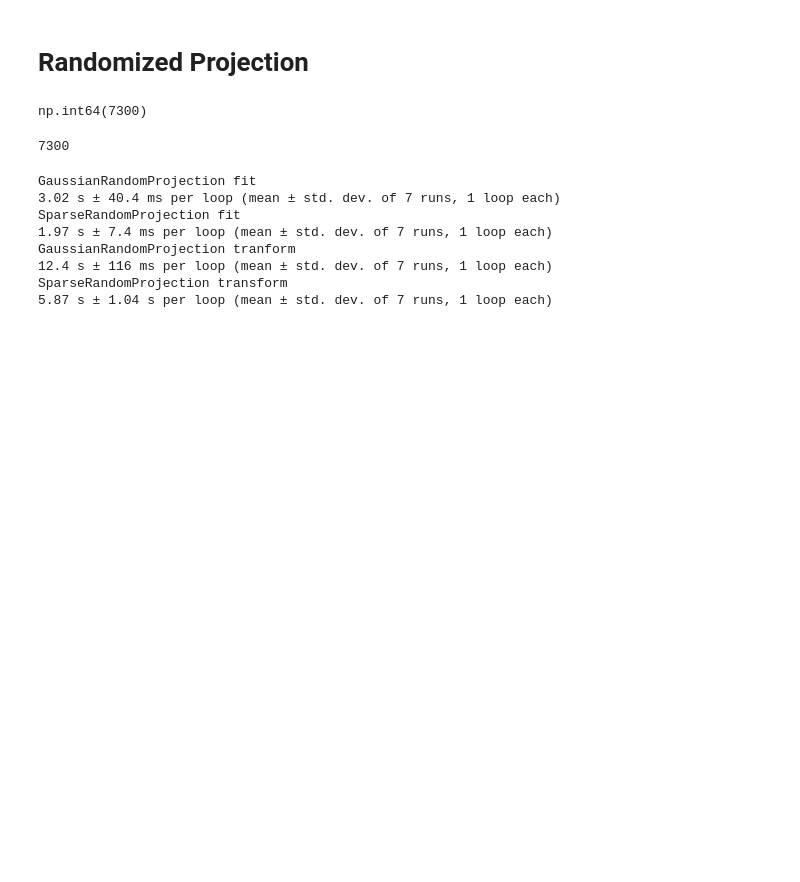
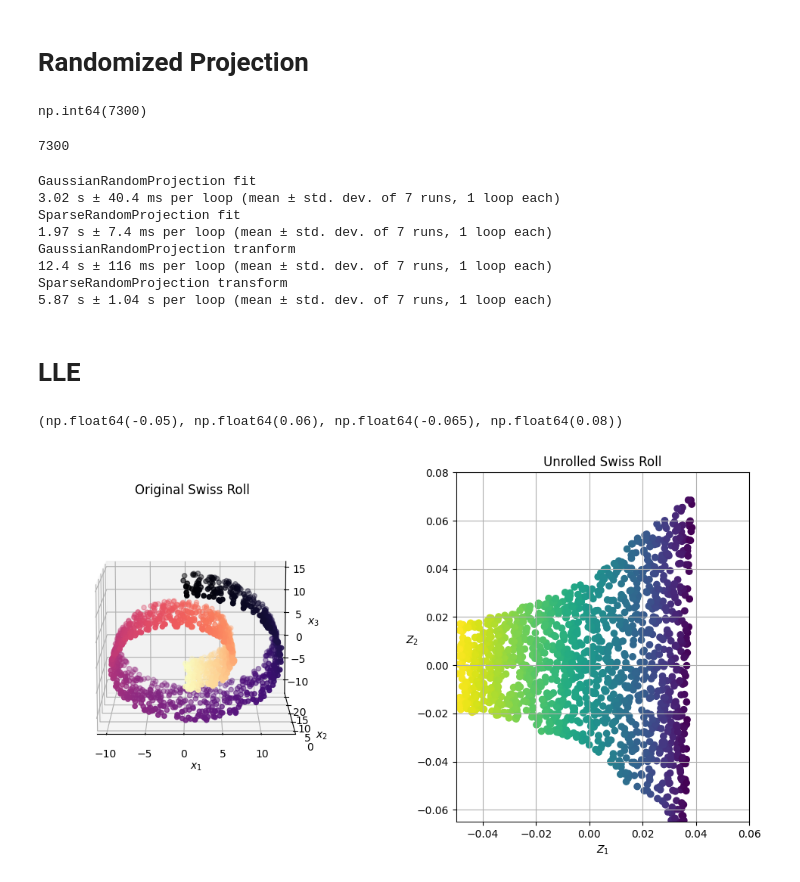
Before and after one commit to sunodmongia/PCA, a Jupyter notebook: dimensional_PCA.ipynb, the cells around one changed output. Drawn from its saved outputs; the diff is of its cells as text; code cells hidden in the pictures; blank space fills up the shorter version.

Commit message:
Locally Linear Embedding

```diff
--- a/dimensional_PCA.ipynb
+++ b/dimensional_PCA.ipynb
@@ -324,3 +324,43 @@ GaussianRandomProjection tranform
 12.4 s ± 116 ms per loop (mean ± std. dev. of 7 runs, 1 loop each)
 SparseRandomProjection transform
 5.87 s ± 1.04 s per loop (mean ± std. dev. of 7 runs, 1 loop each)
+# %% [markdown]
+# LLE
+# %%
+from sklearn.datasets import make_swiss_roll
+from sklearn.manifold import LocallyLinearEmbedding
+
+
+X_swiss_roll, color = make_swiss_roll(n_samples=1500, noise=0.1, random_state=42)
+lle = LocallyLinearEmbedding(n_neighbors=12, n_components=2, random_state=42)
+unrolled_swiss_roll = lle.fit_transform(X_swiss_roll)
+# %%
+fig = plt.figure(figsize=(12, 6))
+fig.subplots_adjust(wspace=0.4)
+
+ax1 = fig.add_subplot(1,2,1, projection='3d')
+ax2 = fig.add_subplot(1,2,2)
+ax1.scatter(
+    X_swiss_roll[:,0], X_swiss_roll[:, 1], X_swiss_roll[:, 2], c=color, cmap=plt.cm.magma_r
+)
+ax1.xaxis.set_rotate_label(False)
+ax1.yaxis.set_rotate_label(False)
+ax1.zaxis.set_rotate_label(False)
+ax1.set_xlabel("$x_1$", rotation=0)
+ax1.set_ylabel("$x_2$", rotation=0)
+ax1.set_zlabel("$x_3$", rotation=0)
+ax1.set_title("Original Swiss Roll")
+ax1.view_init(10, -90)
+
+# Axis 2 view
+ax2.scatter(
+    unrolled_swiss_roll[:, 0], unrolled_swiss_roll[:, 1], c=color
+)
+ax2.grid()
+ax2.set_xlabel("$Z_1$")
+ax2.set_ylabel("$Z_2$", rotation=0)
+ax2.set_title("Unrolled Swiss Roll")
+ax2.axis([-0.05, 0.06, -0.065, 0.08])
+# %% [output]
+(np.float64(-0.05), np.float64(0.06), np.float64(-0.065), np.float64(0.08))
+[figure, added]
```
